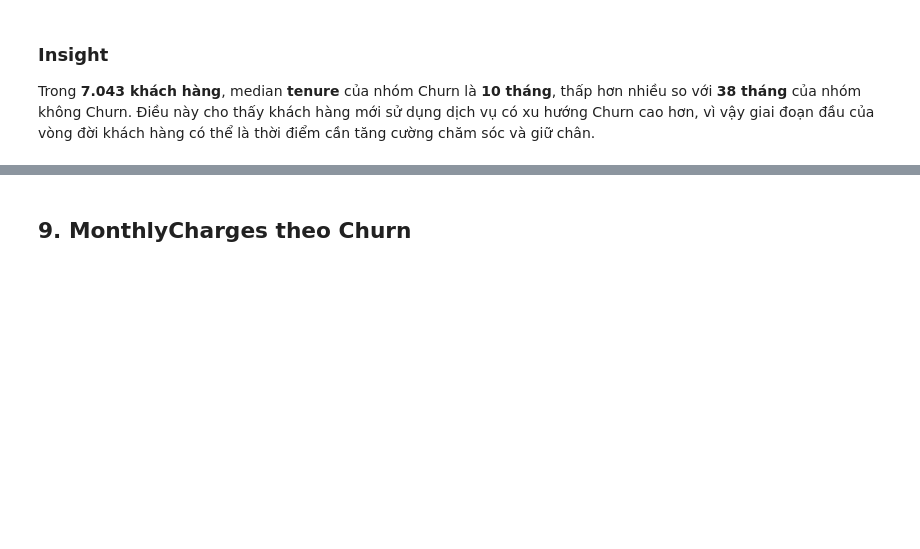
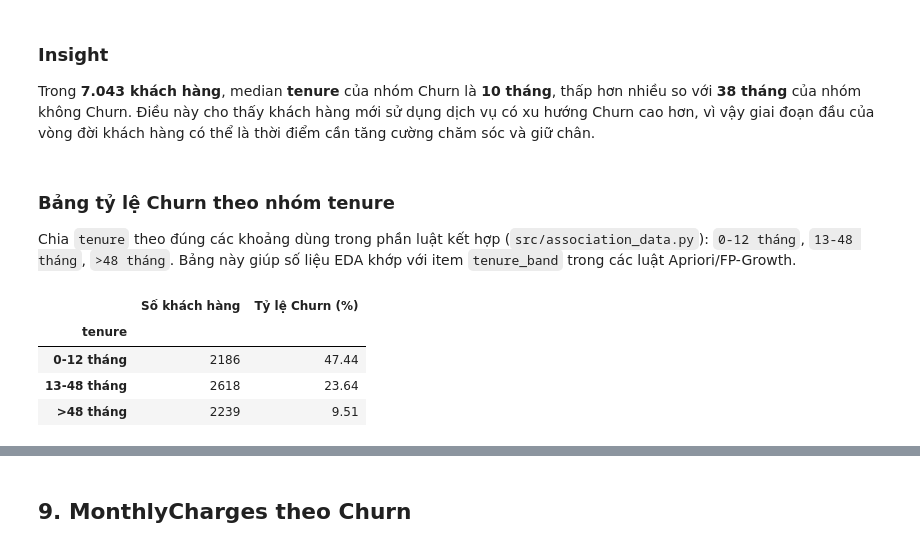
Before and after one commit to quoczai22/project_machine_learning, a Jupyter notebook: notebooks/EDA.ipynb, the cells around one changed output, grey strips where cells are left out. Drawn from its saved outputs; the diff is of its cells as text; code cells hidden in the pictures; blank space fills up the shorter version.

```diff
--- a/notebooks/EDA.ipynb
+++ b/notebooks/EDA.ipynb
@@ -391,3 +391,28 @@ plt.show()
 ### Insight
 
 Trong **7.043 khách hàng**, median **tenure** của nhóm Churn là **10 tháng**, thấp hơn nhiều so với **38 tháng** của nhóm không Churn. Điều này cho thấy khách hàng mới sử dụng dịch vụ có xu hướng Churn cao hơn, vì vậy giai đoạn đầu của vòng đời khách hàng có thể là thời điểm cần tăng cường chăm sóc và giữ chân.
+# %% [markdown]
+### Bảng tỷ lệ Churn theo nhóm tenure
+
+Chia `tenure` theo đúng các khoảng dùng trong phần luật kết hợp (`src/association_data.py`): `0-12 tháng`, `13-48 tháng`, `>48 tháng`. Bảng này giúp số liệu EDA khớp với item `tenure_band` trong các luật Apriori/FP-Growth.
+# %%
+tenure_band = pd.cut(
+    df["tenure"],
+    bins=[-1, 12, 48, float("inf")],
+    labels=["0-12 tháng", "13-48 tháng", ">48 tháng"]
+)
+
+tenure_band_churn = pd.DataFrame({
+    "Số khách hàng": tenure_band.value_counts().sort_index(),
+    "Tỷ lệ Churn (%)": (
+        df["Churn_num"].groupby(tenure_band, observed=True).mean().mul(100).round(2)
+    )
+})
+
+display(tenure_band_churn)
+# %% [output]
+|  | Số khách hàng | Tỷ lệ Churn (%) |
+| tenure |  |  |
+| 0-12 tháng | 2186 | 47.44 |
+| 13-48 tháng | 2618 | 23.64 |
+| >48 tháng | 2239 | 9.51 |
```
Also changed, not shown: parts of 10 cells of this notebook, 12 other files.
